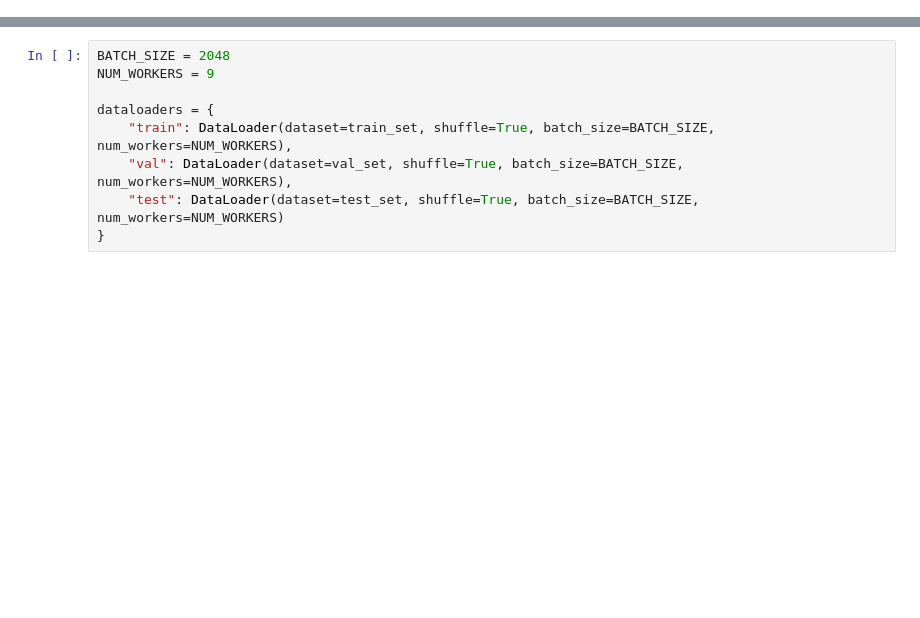
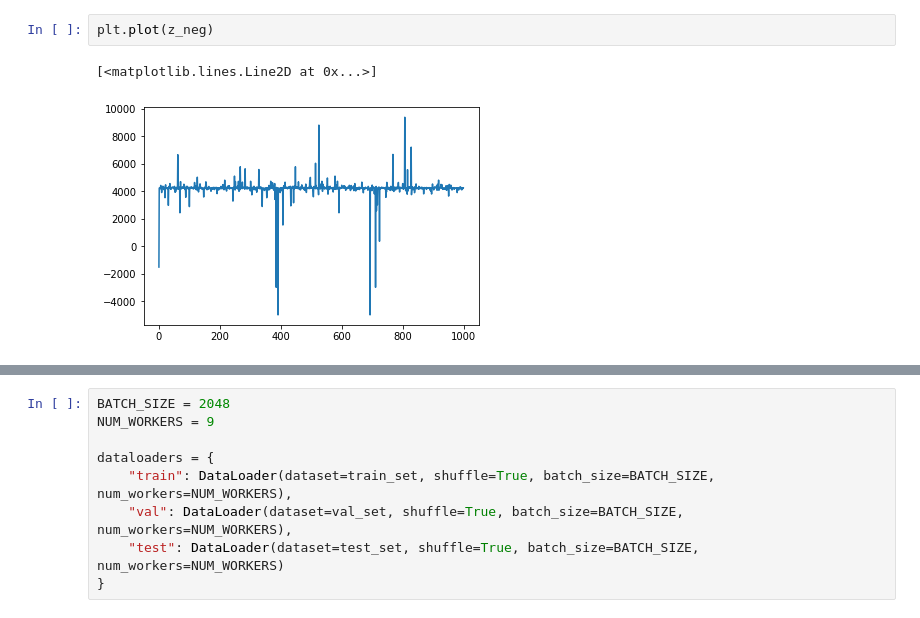
Before and after one commit to microsoft/distance-learner, a Jupyter notebook: notebooks/Experiment B - Learning Distance from a Classifier.ipynb, the cells around one changed output, grey strips where cells are left out. Saved outputs shown, nothing was run; the diff lists cells and outputs as text; blank space fills up the shorter version.

```diff
--- a/notebooks/Experiment B - Learning Distance from a Classifier.ipynb
+++ b/notebooks/Experiment B - Learning Distance from a Classifier.ipynb
@@ -327,0 +606,5 @@ test_set = RandomSphere(**test_params)
+# %%
+plt.plot(z_neg)
+# %% [output]
+[<matplotlib.lines.Line2D at 0x...>]
+[figure, added]
```
Also changed, not shown: parts of 34 cells of this notebook, 1 other file.
